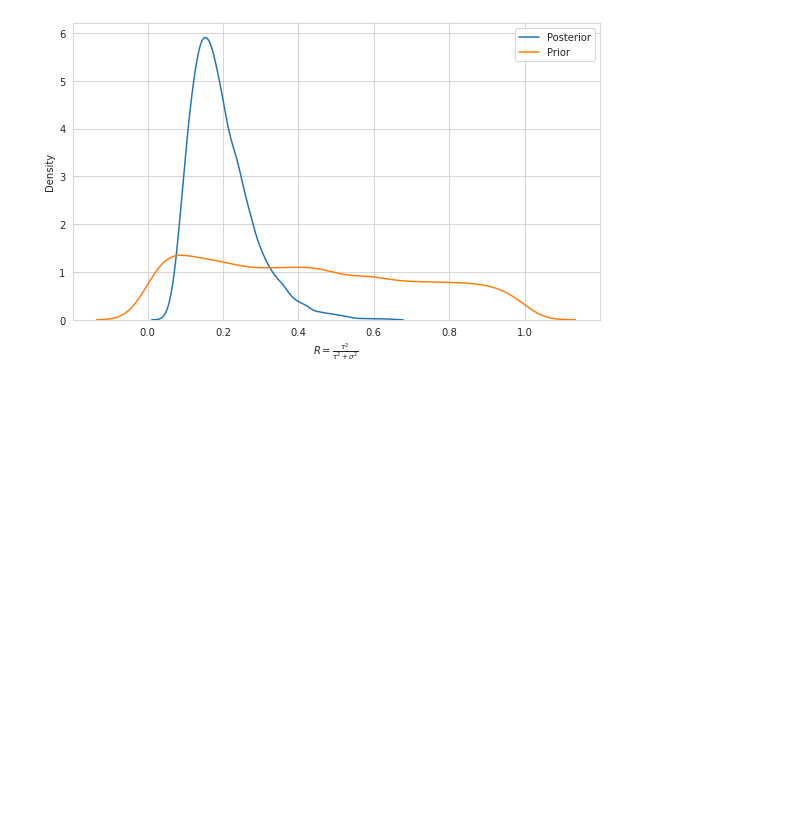
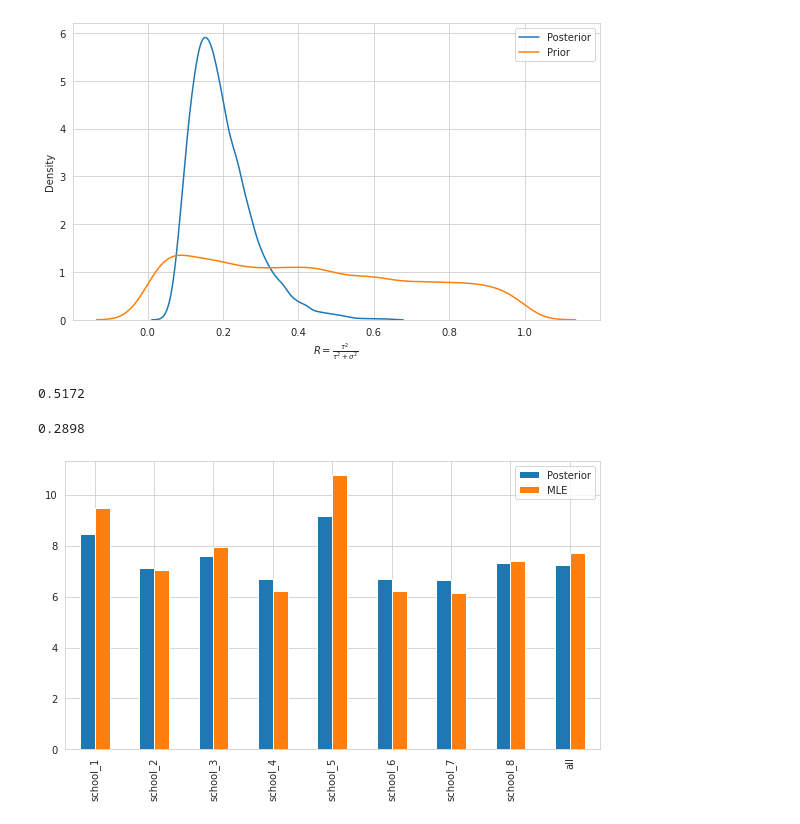
Before and after one commit to WHITSNAK/sta_602, a Jupyter notebook: hw11/hw11 8.3.ipynb, the cells around one changed output. Cells and saved outputs as stored; diff of their text form; code cells hidden in the pictures; blank space fills up the shorter version.

```diff
--- a/hw11/hw11 8.3.ipynb
+++ b/hw11/hw11 8.3.ipynb
@@ -211,3 +211,24 @@ fig.tight_layout()
 fig.show()
 # %% [output]
 [figure]
+# %%
+(s.theta_7 < s.theta_6).mean()
+# %% [output]
+0.5172
+# %%
+(s.theta_7 < s[[col for col in s.columns if 'theta' in col and col != 'theta_7']].min(1)).mean()
+# %% [output]
+0.2898
+# %%
+st = s.mean().drop(['tau2', 'sigma2','mu']).reset_index().join(df.groupby(df.school).hours.mean())
+st.columns = ['School', 'Posterior', 'MLE']
+st.School = st.School.apply(lambda x: x.replace('theta', 'school'))
+st.loc[8, :] = ('all', s.mu.mean(), df.hours.mean())
+# %%
+fig, ax = plt.subplots(figsize=(8, 5))
+st.set_index('School').plot(kind='bar', ax=ax)
+ax.set_xlabel("")
+fig.tight_layout()
+fig.show()
+# %% [output]
+[figure, added]
```
Also changed, not shown: 1 other file.
